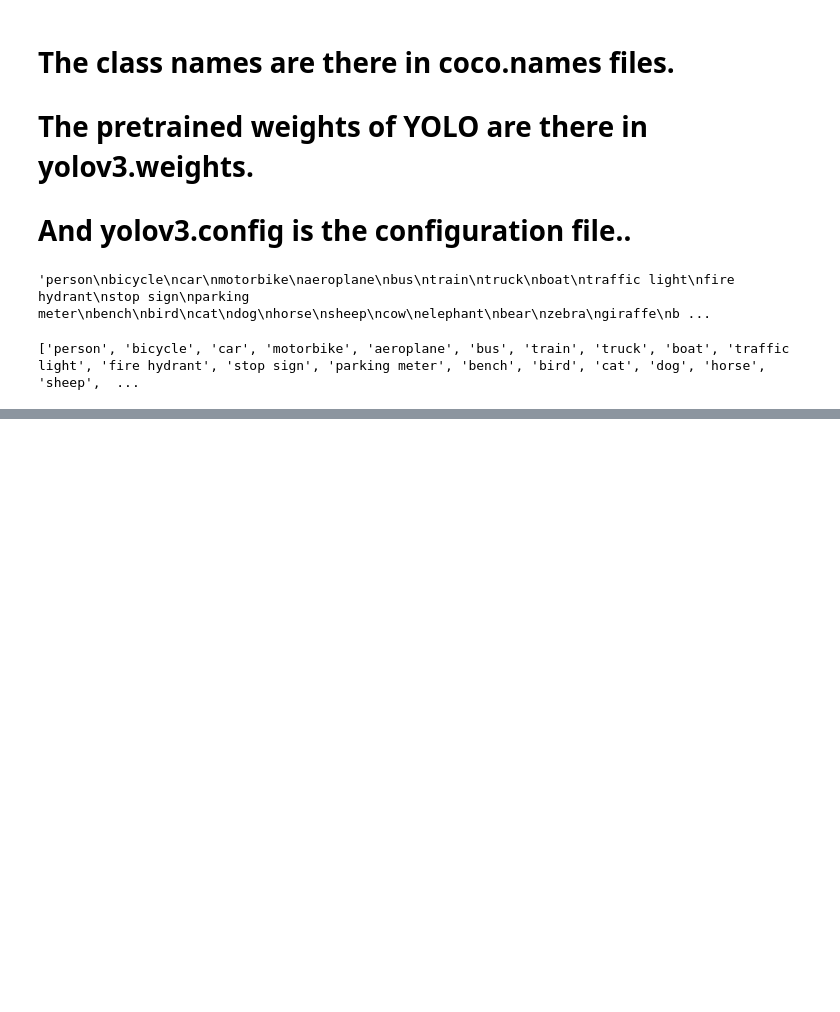
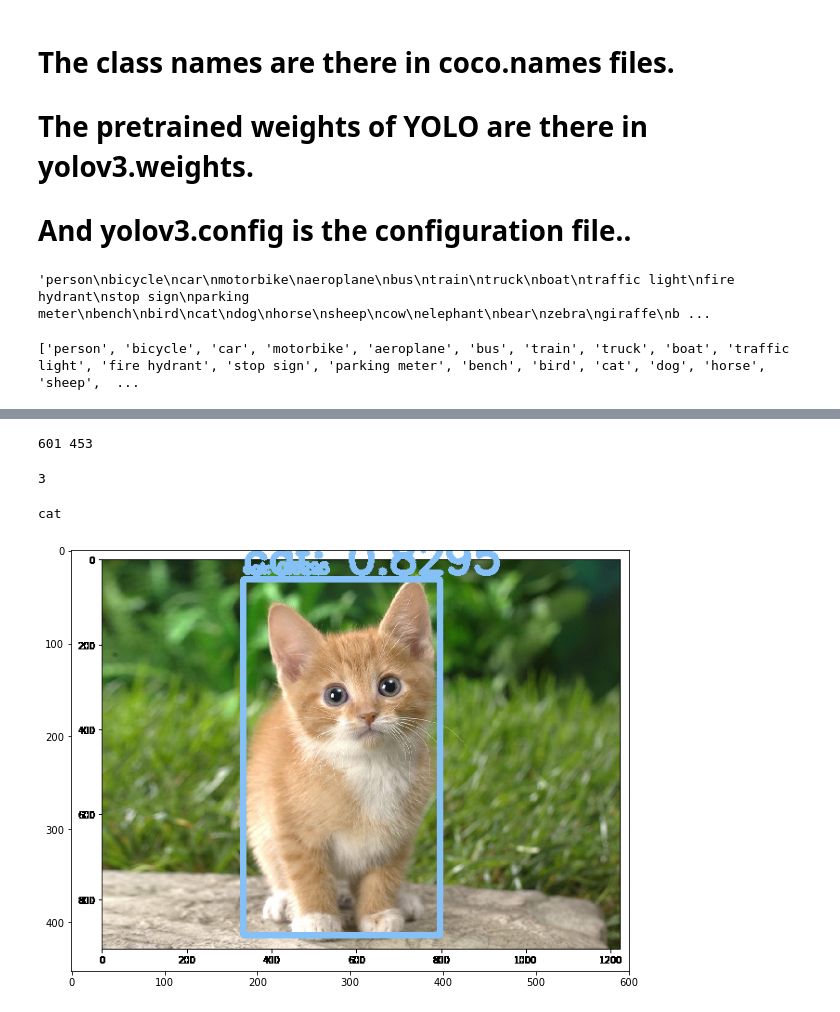
Before and after one commit to JuanCarlosRomeroC/Object-Detection, a Jupyter notebook: YOLO OBJECT DETECTION.ipynb, the cells around one changed output, grey strips where cells are left out. Cells and saved outputs as stored; diff of their text form; code cells hidden in the pictures; blank space fills up the shorter version.

```diff
--- a/YOLO OBJECT DETECTION.ipynb
+++ b/YOLO OBJECT DETECTION.ipynb
@@ -44,0 +237,8 @@ print(names)
+# %%
+print(Width,Height)
+# %% [output]
+601 453
+# %%
+len(output)
+# %% [output]
+3
@@ -44,0 +274,14 @@ print(names)
+# %%
+results = cv2.dnn.NMSBoxes(boxes, confidences, 0.5,0.4)
+
+# Check point
+# Showing labels of the detected objects
+for i in range(len(classes)):
+    print(names[int(classes[i])])
+
+# Saving found labels
+with open('found_labels.txt', 'w') as f:
+    for i in range(len(classes)):
+        f.write(names[int(classes[i])])
+# %% [output]
+cat
@@ -44,0 +309,7 @@ print(names)
+# %%
+%matplotlib inline
+plt.rcParams['figure.figsize'] = (10,10)
+plt.imshow(cv2.cvtColor(image, cv2.COLOR_BGR2RGB))
+plt.show()
+# %% [output]
+[figure, added]
```
Also changed, not shown: parts of 38 cells of this notebook.
